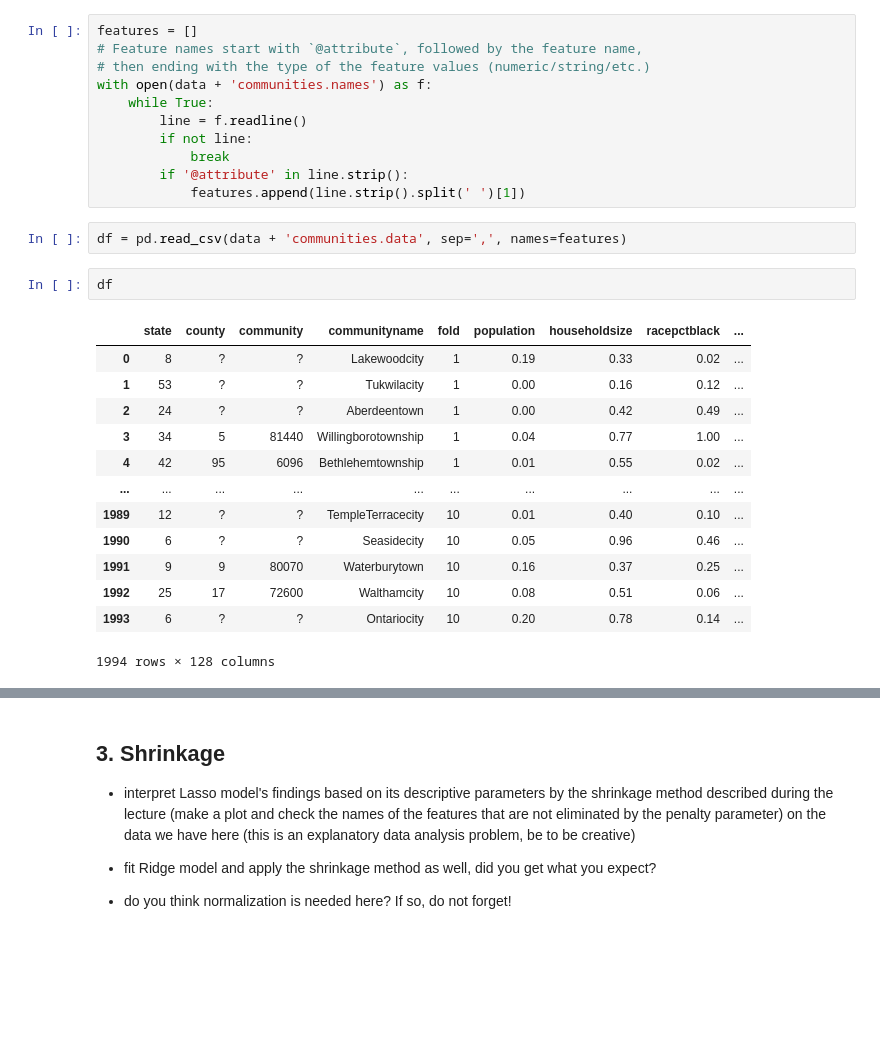
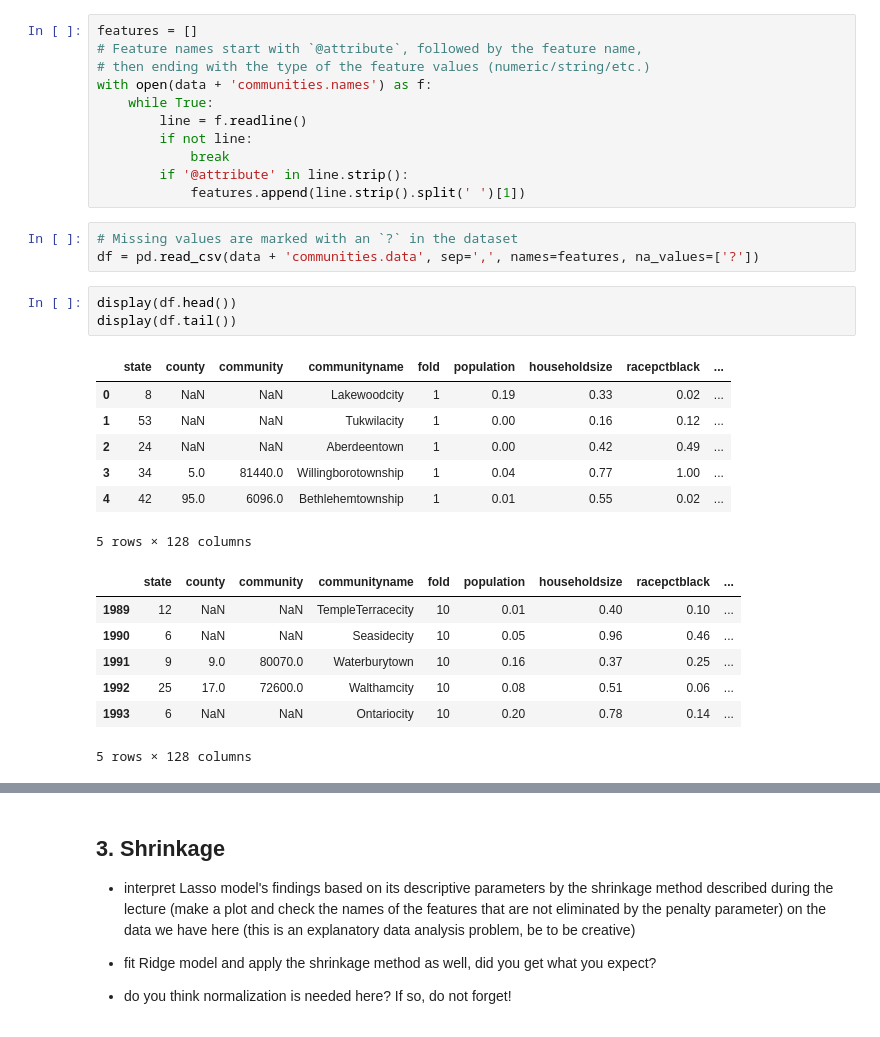
Before and after one commit to masterdesky/ELTE-data-mining-2020, a Jupyter notebook: Homeworks/Week 6/homework_06.ipynb, the cells around one changed output, grey strips where cells are left out. Drawn from its saved outputs; the diff is of its cells as text; blank space fills up the shorter version.

```diff
--- a/Homeworks/Week 6/homework_06.ipynb
+++ b/Homeworks/Week 6/homework_06.ipynb
@@ -226,20 +257,23 @@ with open(data + 'communities.names') as f:
         if '@attribute' in line.strip():
             features.append(line.strip().split(' ')[1])
 # %%
-df = pd.read_csv(data + 'communities.data', sep=',', names=features)
+# Missing values are marked with an `?` in the dataset
+df = pd.read_csv(data + 'communities.data', sep=',', names=features, na_values=['?'])
-# %%
-df
-# %% [output]
-|  | state | county | community | communityname | fold | population | householdsize | racepctblack | ... |
-| 0 | 8 | ? | ? | Lakewoodcity | 1 | 0.19 | 0.33 | 0.02 | ... |
-| 1 | 53 | ? | ? | Tukwilacity | 1 | 0.00 | 0.16 | 0.12 | ... |
-| 2 | 24 | ? | ? | Aberdeentown | 1 | 0.00 | 0.42 | 0.49 | ... |
-| 3 | 34 | 5 | 81440 | Willingborotownship | 1 | 0.04 | 0.77 | 1.00 | ... |
-| 4 | 42 | 95 | 6096 | Bethlehemtownship | 1 | 0.01 | 0.55 | 0.02 | ... |
-| ... | ... | ... | ... | ... | ... | ... | ... | ... | ... |
-| 1989 | 12 | ? | ? | TempleTerracecity | 10 | 0.01 | 0.40 | 0.10 | ... |
-| 1990 | 6 | ? | ? | Seasidecity | 10 | 0.05 | 0.96 | 0.46 | ... |
-| 1991 | 9 | 9 | 80070 | Waterburytown | 10 | 0.16 | 0.37 | 0.25 | ... |
-| 1992 | 25 | 17 | 72600 | Walthamcity | 10 | 0.08 | 0.51 | 0.06 | ... |
-| 1993 | 6 | ? | ? | Ontariocity | 10 | 0.20 | 0.78 | 0.14 | ... |
-1994 rows × 128 columns
+# %%
+display(df.head())
+display(df.tail())
+# %% [output]
+|  | state | county | community | communityname | fold | population | householdsize | racepctblack | ... |
+| 0 | 8 | NaN | NaN | Lakewoodcity | 1 | 0.19 | 0.33 | 0.02 | ... |
+| 1 | 53 | NaN | NaN | Tukwilacity | 1 | 0.00 | 0.16 | 0.12 | ... |
+| 2 | 24 | NaN | NaN | Aberdeentown | 1 | 0.00 | 0.42 | 0.49 | ... |
+| 3 | 34 | 5.0 | 81440.0 | Willingborotownship | 1 | 0.04 | 0.77 | 1.00 | ... |
+| 4 | 42 | 95.0 | 6096.0 | Bethlehemtownship | 1 | 0.01 | 0.55 | 0.02 | ... |
+5 rows × 128 columns
+|  | state | county | community | communityname | fold | population | householdsize | racepctblack | ... |
+| 1989 | 12 | NaN | NaN | TempleTerracecity | 10 | 0.01 | 0.40 | 0.10 | ... |
+| 1990 | 6 | NaN | NaN | Seasidecity | 10 | 0.05 | 0.96 | 0.46 | ... |
+| 1991 | 9 | 9.0 | 80070.0 | Waterburytown | 10 | 0.16 | 0.37 | 0.25 | ... |
+| 1992 | 25 | 17.0 | 72600.0 | Walthamcity | 10 | 0.08 | 0.51 | 0.06 | ... |
+| 1993 | 6 | NaN | NaN | Ontariocity | 10 | 0.20 | 0.78 | 0.14 | ... |
+5 rows × 128 columns
```
Also changed, not shown: parts of 18 cells of this notebook.
